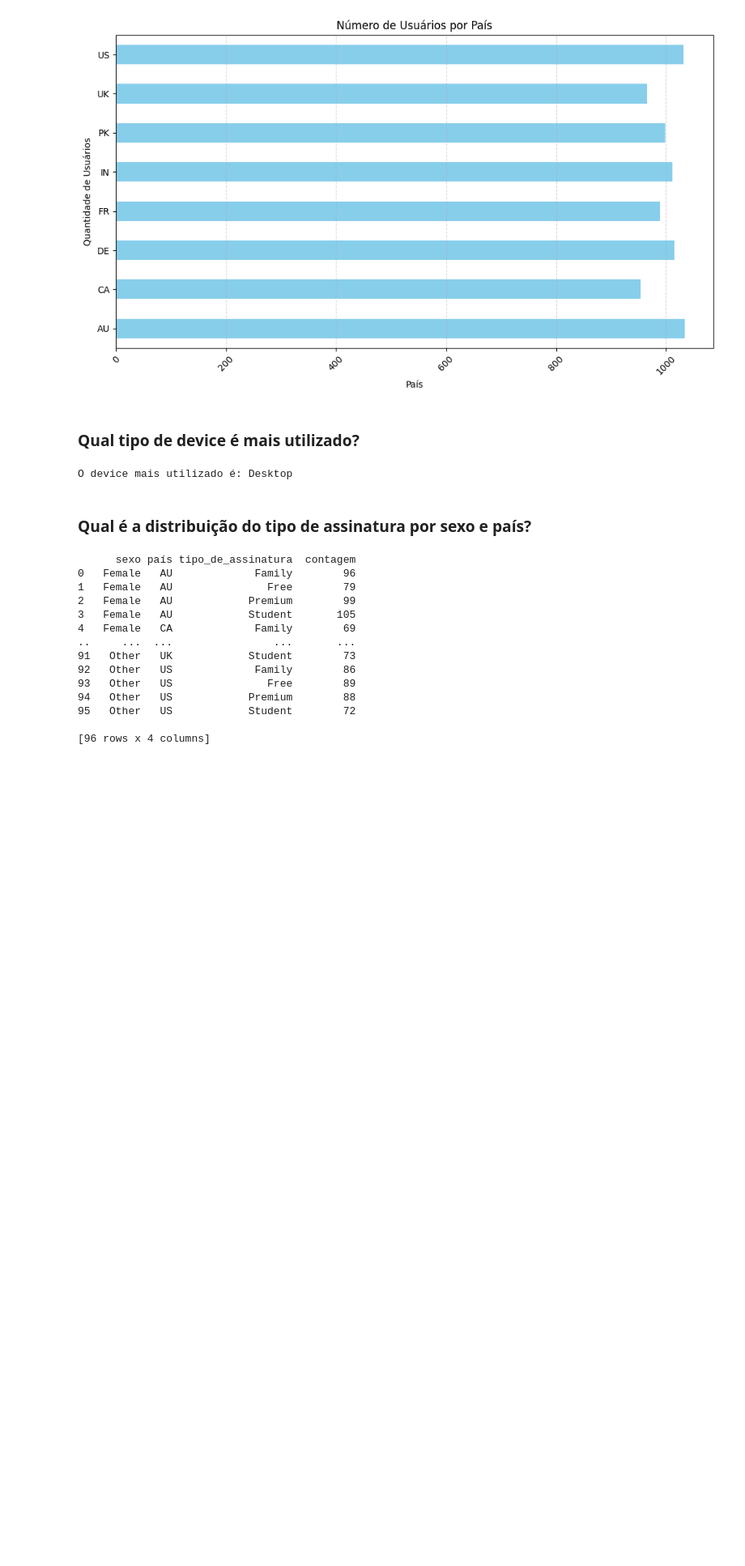
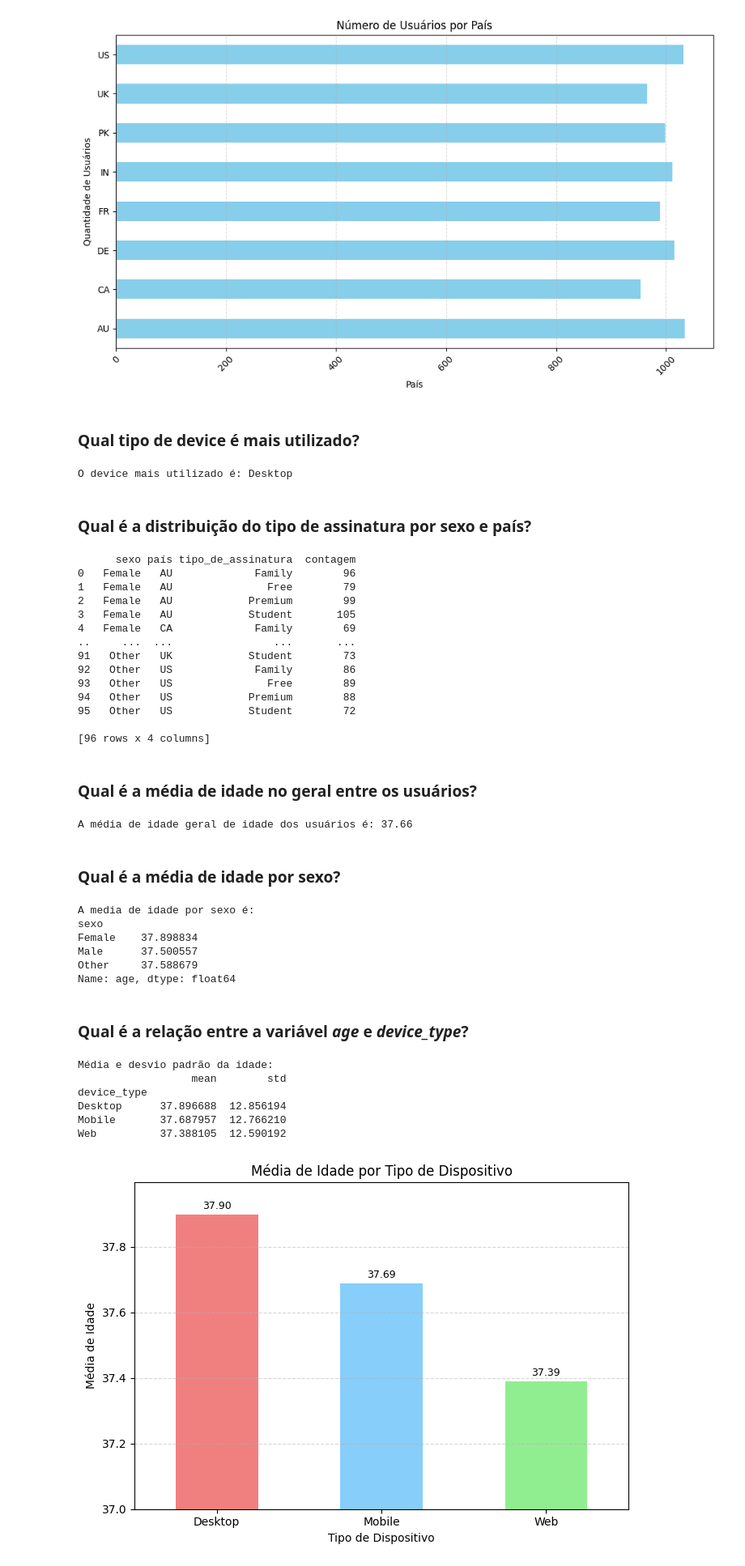
Before and after one commit to saralvra/A3---An-lise-de-Dados-e-Big-Data---2025, a Jupyter notebook: Spotify/trabalho_a3.ipynb, the cells around one changed output. Shown at 81% size. Saved outputs shown, nothing was run; the diff lists cells and outputs as text; code cells hidden in the pictures; blank space fills up the shorter version.

```diff
--- a/Spotify/trabalho_a3.ipynb
+++ b/Spotify/trabalho_a3.ipynb
@@ -144,3 +144,58 @@ print(f"{distribuicao}")
 95   Other   US            Student        72
 
 [96 rows x 4 columns]
+# %% [markdown]
+### Qual é a média de idade no geral entre os usuários?
+# %%
+media_idade_total = df['age'].mean()
+print(f"A média de idade geral de idade dos usuários é: {media_idade_total:.2f}")
+# %% [output]
+A média de idade geral de idade dos usuários é: 37.66
+# %% [markdown]
+### Qual é a média de idade por sexo?
+# %%
+media_idade_sexo = df.groupby('sexo')['age'].mean()
+print("A media de idade por sexo é: ")
+print(media_idade_sexo)
+# %% [output]
+A media de idade por sexo é:
+sexo
+Female    37.898834
+Male      37.500557
+Other     37.588679
+Name: age, dtype: float64
+# %% [markdown]
+### Qual é a relação entre a variável *age* e *device_type*?
+# %%
+relacao_age_device = df.groupby('device_type')['age'].agg(['mean', 'std'])
+print("Média e desvio padrão da idade: ")
+print(relacao_age_device)
+
+media_age_device = relacao_age_device['mean']
+
+plt.figure(figsize=(7,5))
+
+bar_plot = media_age_device.plot(kind='bar', color=['lightcoral', 'lightskyblue', 'lightgreen'])
+
+media_age_device.plot(kind='bar', color=['lightcoral', 'lightskyblue', 'lightgreen'])
+plt.title("Média de Idade por Tipo de Dispositivo")
+plt.xlabel("Tipo de Dispositivo")
+
+plt.ylim(37, media_age_device.max() + 0.1)
+
+for i, v in enumerate(media_age_device.values):
+    bar_plot.text(i, v + 0.01, f"{v:.2f}", ha='center', va='bottom', fontsize=9)
+
+plt.ylabel('Média de Idade')
+plt.xticks(rotation=0)
+plt.grid(axis='y', linestyle='--', alpha=0.5)
+plt.tight_layout()
+plt.show()
+# %% [output]
+Média e desvio padrão da idade:
+                  mean        std
+device_type
+Desktop      37.896688  12.856194
+Mobile       37.687957  12.766210
+Web          37.388105  12.590192
+[figure, added]
```
